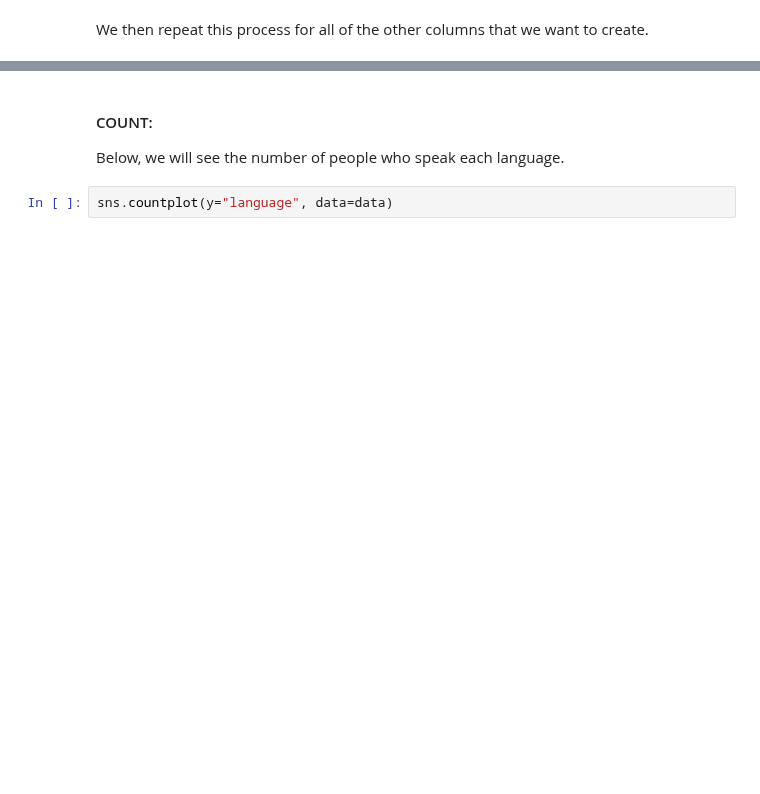
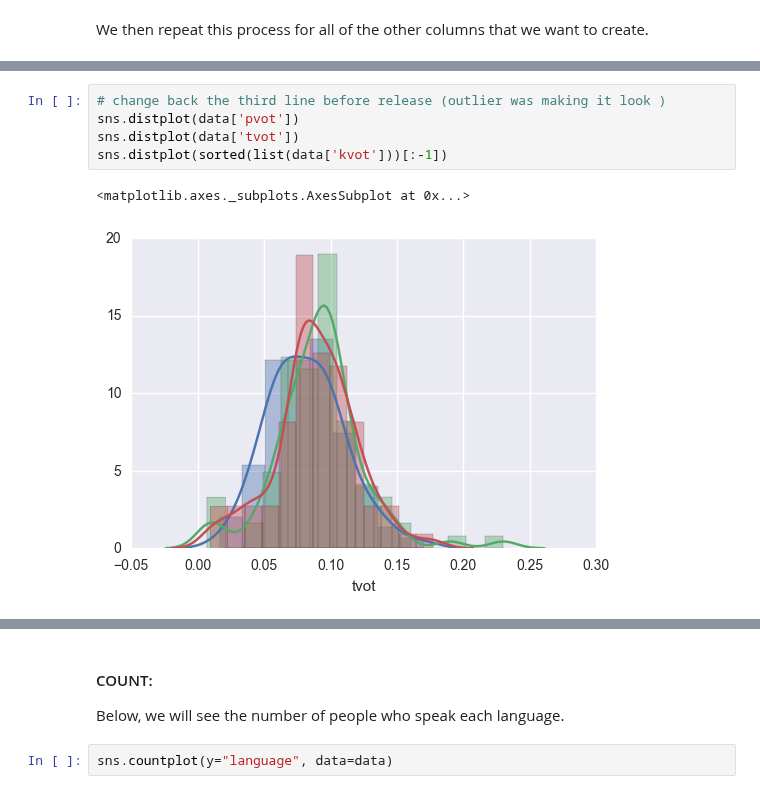
Before and after one commit to ds-modules/LINGUIS-110, a Jupyter notebook: vot_demo/Assignment.ipynb, the cells around one changed output, grey strips where cells are left out. Drawn from its saved outputs; the diff is of its cells as text; blank space fills up the shorter version.

```diff
--- a/vot_demo/Assignment.ipynb
+++ b/vot_demo/Assignment.ipynb
@@ -129,0 +232,8 @@ Now that we have our data in order, let's get a picture of the data with some pl
+# %%
+# change back the third line before release (outlier was making it look )
+sns.distplot(data['pvot'])
+sns.distplot(data['tvot'])
+sns.distplot(sorted(list(data['kvot']))[:-1])
+# %% [output]
+<matplotlib.axes._subplots.AxesSubplot at 0x...>
+[figure, added]
```
Also changed, not shown: parts of 74 cells of this notebook.
